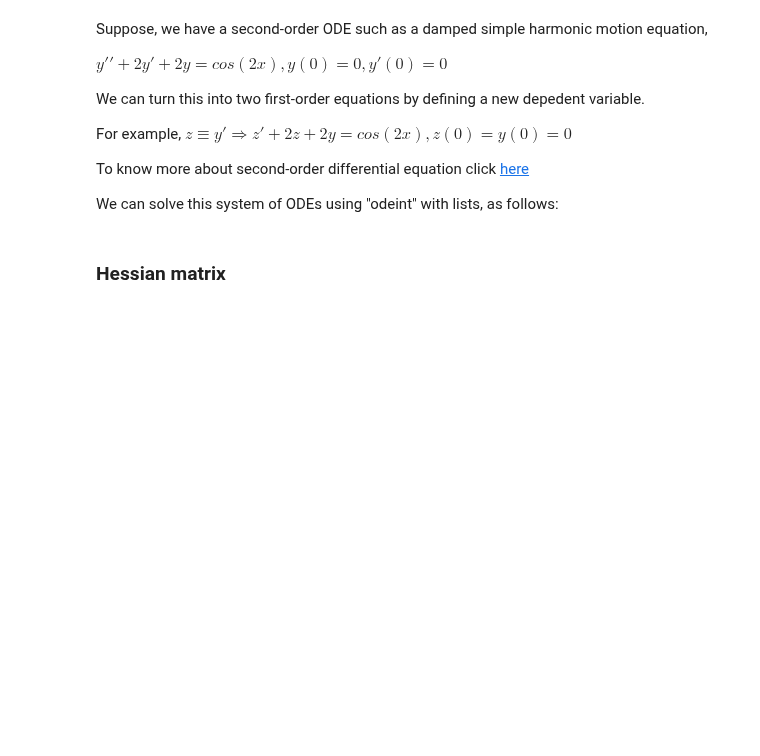
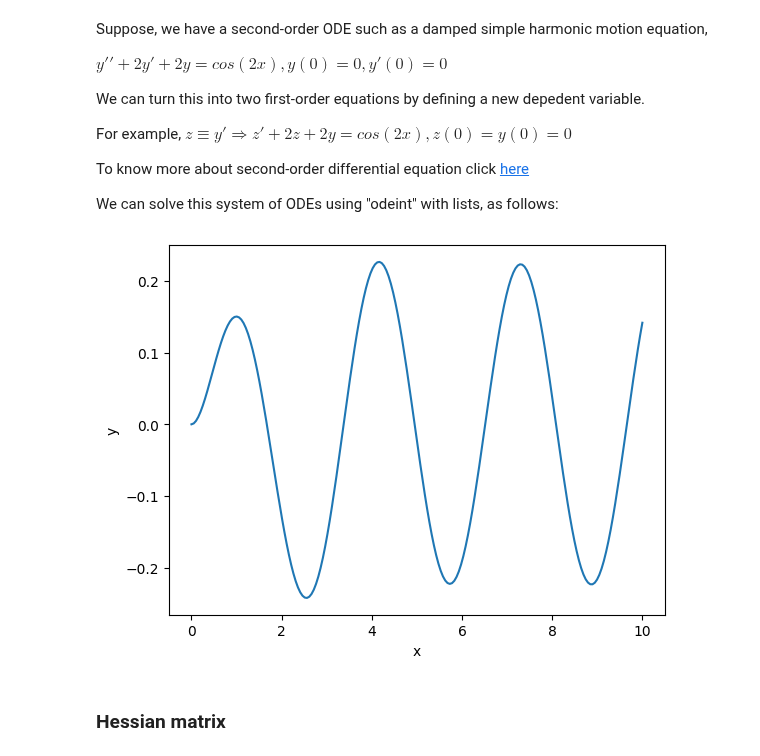
Before and after one commit to deepakk7195/IISC_CDS_DS, a Jupyter notebook: M1_AST_05_VectorCalculus_A.ipynb, the cells around one changed output. Cells and saved outputs as stored; diff of their text form; code cells hidden in the pictures; blank space fills up the shorter version.

```diff
--- a/M1_AST_05_VectorCalculus_A.ipynb
+++ b/M1_AST_05_VectorCalculus_A.ipynb
@@ -361,7 +425,7 @@ $ \frac{∂f(x, y)} {∂y}  = e^{-x} cos y $
 To know more about quiver click [here](https://matplotlib.org/stable/api/_as_gen/matplotlib.pyplot.quiver.html)
 # %%
 # YOUR CODE HERE to create vectors and a meshgrid
-x, y = ??
+x, y = np.meshgrid(np.linspace(0, 4, 20), np.linspace(-3, 3, 20))
 # %%
 f = np.exp(-x) * np.sin(y) # Defining a function
 dfdx = -np.exp(-x) * np.sin(y) # Derivate of function f w.r.t x
@@ -403,6 +469,12 @@ Us = odeint(dU_dx, U0, xs)
 ys = Us[:,0]
 # %%
 # YOUR CODE HERE to plot the solution
+plt.xlabel("x")
+plt.ylabel("y")
+plt.plot(xs, ys)
+plt.show()
+# %% [output]
+[figure, added]
 # %% [markdown]
 ### Hessian matrix
 # %% [markdown]
```
Also changed, not shown: parts of 44 cells of this notebook.
